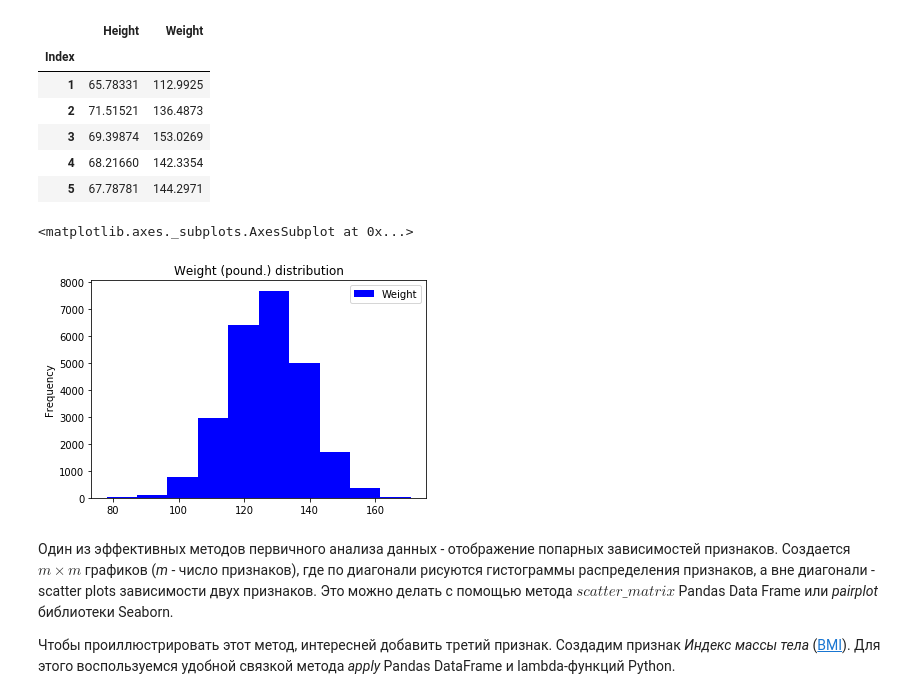
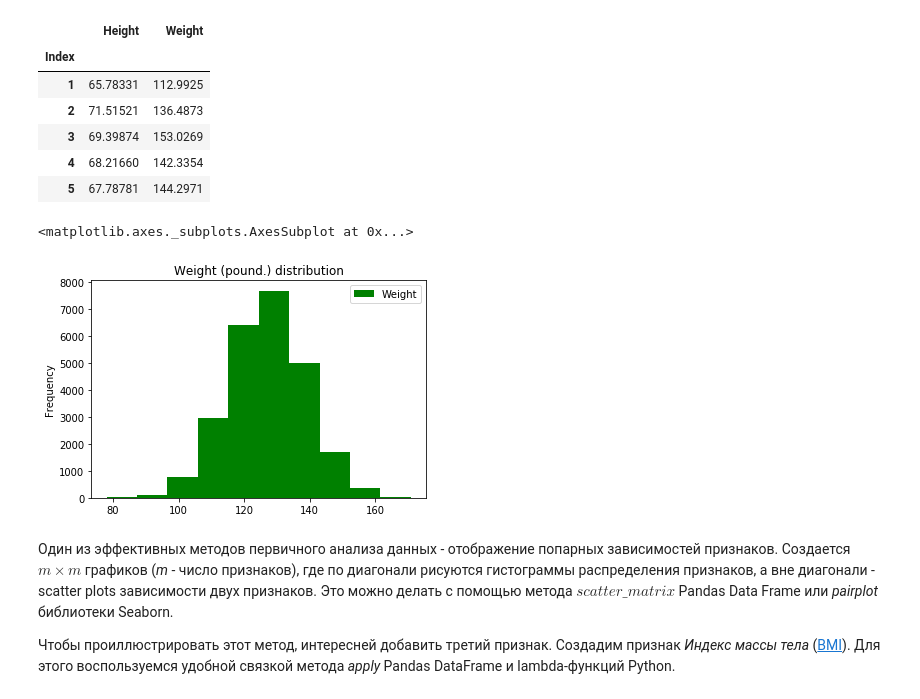
Before and after one commit to Kuluum/SupervisedLearning, a Jupyter notebook: week1/peer_review_linreg_height_weight.ipynb, the cells around one changed output. Cells and saved outputs as stored; diff of their text form; code cells hidden in the pictures.

```diff
--- a/week1/peer_review_linreg_height_weight.ipynb
+++ b/week1/peer_review_linreg_height_weight.ipynb
@@ -60,10 +60,10 @@ data.head()
 | 5 | 67.78781 | 144.2971 |
 # %%
 data.plot(y='Weight', kind='hist',
-           color='blue',  title='Weight (pound.) distribution')
+           color='green',  title='Weight (pound.) distribution')
 # %% [output]
 <matplotlib.axes._subplots.AxesSubplot at 0x...>
-[figure, old version]
+[figure, new version]
 # %% [markdown]
 Один из эффективных методов первичного анализа данных - отображение попарных зависимостей признаков. Создается $m \times m$ графиков (*m* - число признаков), где по диагонали рисуются гистограммы распределения признаков, а вне диагонали - scatter plots зависимости двух признаков. Это можно делать с помощью метода $scatter\_matrix$ Pandas Data Frame или *pairplot* библиотеки Seaborn.
 
```
Also changed, not shown: parts of 6 cells of this notebook.
